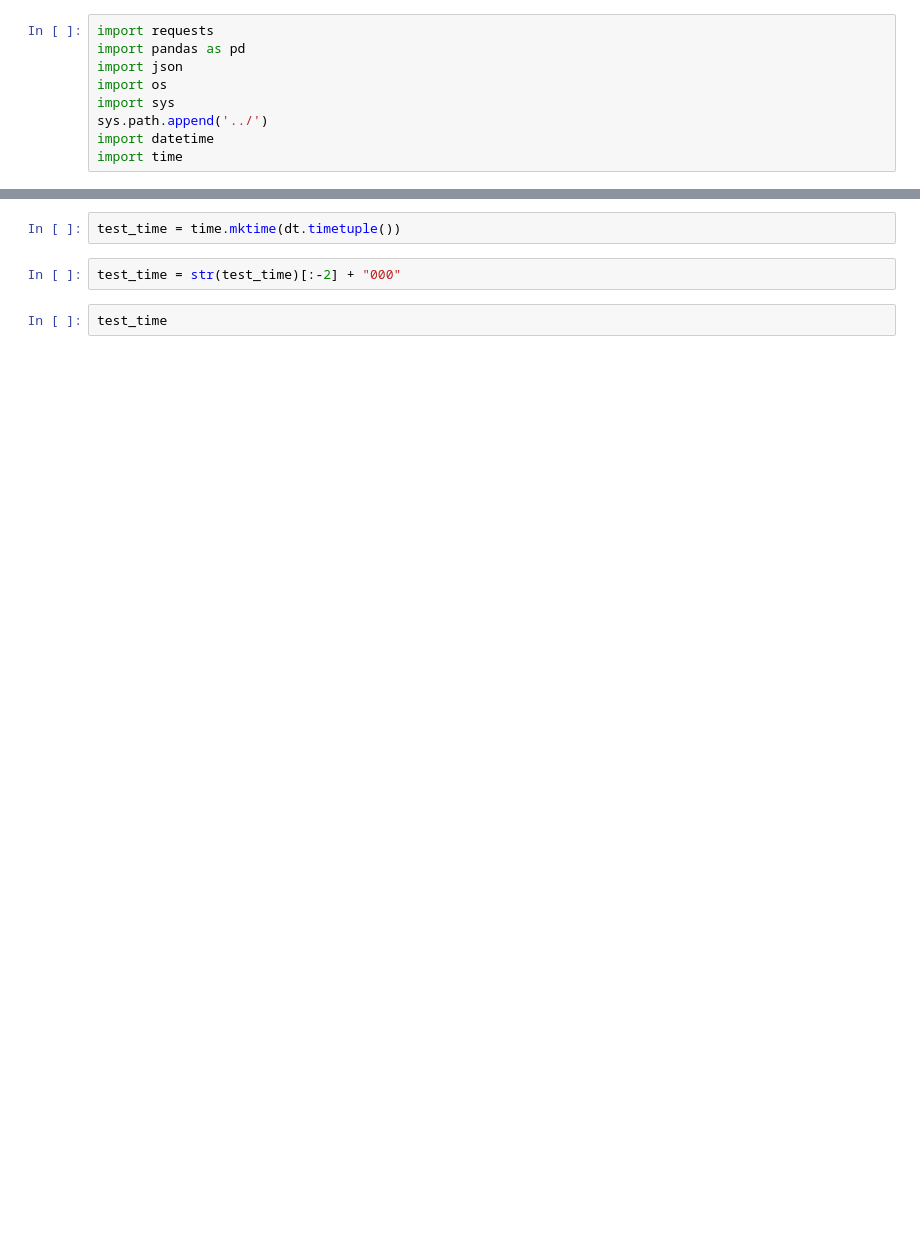
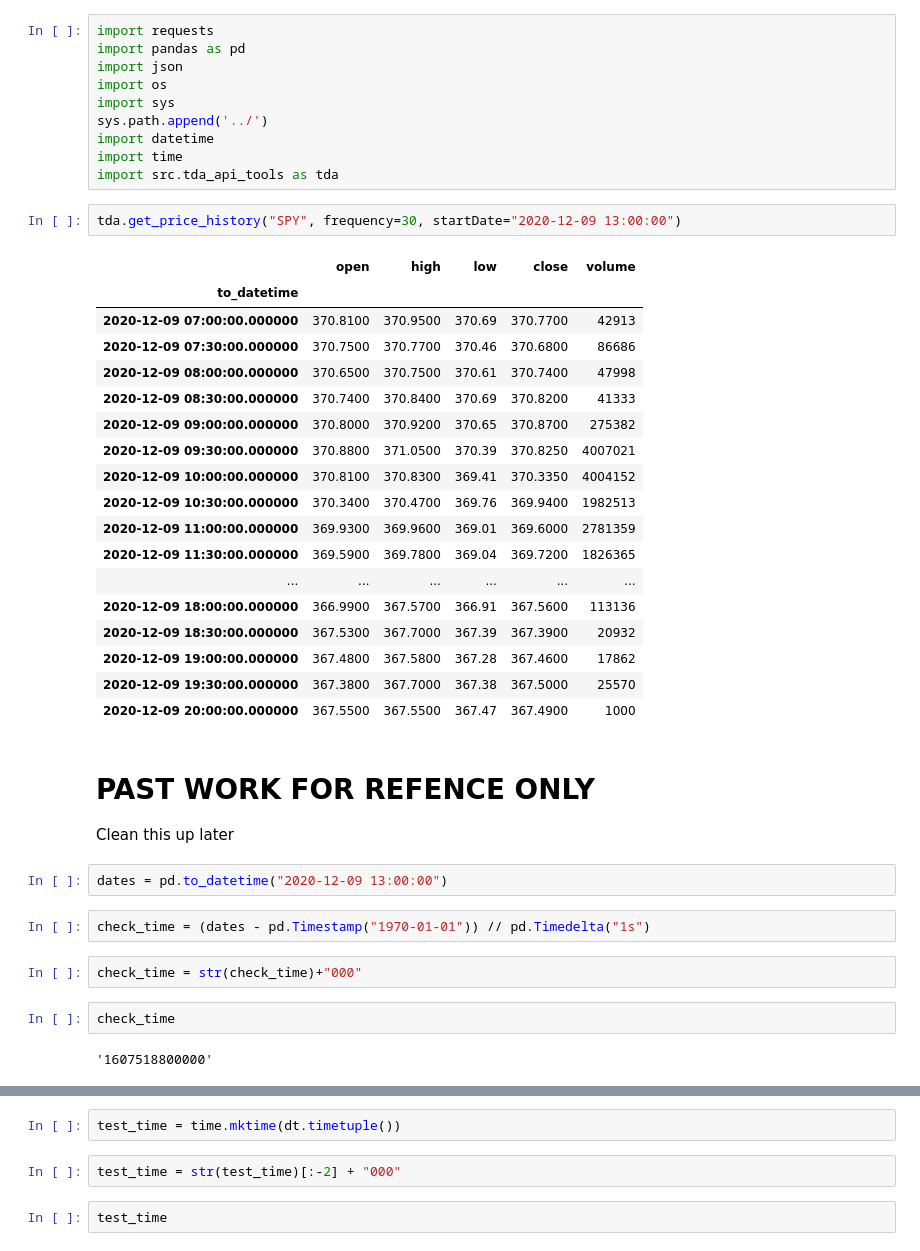
Before and after one commit to yunghanjeong/fitsnbits, a Jupyter notebook: notebooks/tdameritrade_api.ipynb, the cells around one changed output, grey strips where cells are left out. Cells and saved outputs as stored; diff of their text form; blank space fills up the shorter version.

Commit message:
created api call tools

```diff
--- a/notebooks/tdameritrade_api.ipynb
+++ b/notebooks/tdameritrade_api.ipynb
@@ -7,3 +7,39 @@ import sys
 sys.path.append('../')
 import datetime
 import time
+import src.tda_api_tools as tda
+# %%
+tda.get_price_history("SPY", frequency=30, startDate="2020-12-09 13:00:00")
+# %% [output]
+|  | open | high | low | close | volume |
+| to_datetime |  |  |  |  |  |
+| 2020-12-09 07:00:00.000000 | 370.8100 | 370.9500 | 370.69 | 370.7700 | 42913 |
+| 2020-12-09 07:30:00.000000 | 370.7500 | 370.7700 | 370.46 | 370.6800 | 86686 |
+| 2020-12-09 08:00:00.000000 | 370.6500 | 370.7500 | 370.61 | 370.7400 | 47998 |
+| 2020-12-09 08:30:00.000000 | 370.7400 | 370.8400 | 370.69 | 370.8200 | 41333 |
+| 2020-12-09 09:00:00.000000 | 370.8000 | 370.9200 | 370.65 | 370.8700 | 275382 |
+| 2020-12-09 09:30:00.000000 | 370.8800 | 371.0500 | 370.39 | 370.8250 | 4007021 |
+| 2020-12-09 10:00:00.000000 | 370.8100 | 370.8300 | 369.41 | 370.3350 | 4004152 |
+| 2020-12-09 10:30:00.000000 | 370.3400 | 370.4700 | 369.76 | 369.9400 | 1982513 |
+| 2020-12-09 11:00:00.000000 | 369.9300 | 369.9600 | 369.01 | 369.6000 | 2781359 |
+| 2020-12-09 11:30:00.000000 | 369.5900 | 369.7800 | 369.04 | 369.7200 | 1826365 |
+| ... | ... | ... | ... | ... | ... |
+| 2020-12-09 18:00:00.000000 | 366.9900 | 367.5700 | 366.91 | 367.5600 | 113136 |
+| 2020-12-09 18:30:00.000000 | 367.5300 | 367.7000 | 367.39 | 367.3900 | 20932 |
+| 2020-12-09 19:00:00.000000 | 367.4800 | 367.5800 | 367.28 | 367.4600 | 17862 |
+| 2020-12-09 19:30:00.000000 | 367.3800 | 367.7000 | 367.38 | 367.5000 | 25570 |
+| 2020-12-09 20:00:00.000000 | 367.5500 | 367.5500 | 367.47 | 367.4900 | 1000 |
+# %% [markdown]
+# PAST WORK FOR REFENCE ONLY
+
+Clean this up later
+# %%
+dates = pd.to_datetime("2020-12-09 13:00:00")
+# %%
+check_time = (dates - pd.Timestamp("1970-01-01")) // pd.Timedelta("1s")
+# %%
+check_time = str(check_time)+"000"
+# %%
+check_time
+# %% [output]
+'1607518800000'
```
Also changed, not shown: parts of 18 cells of this notebook, 1 other file.
